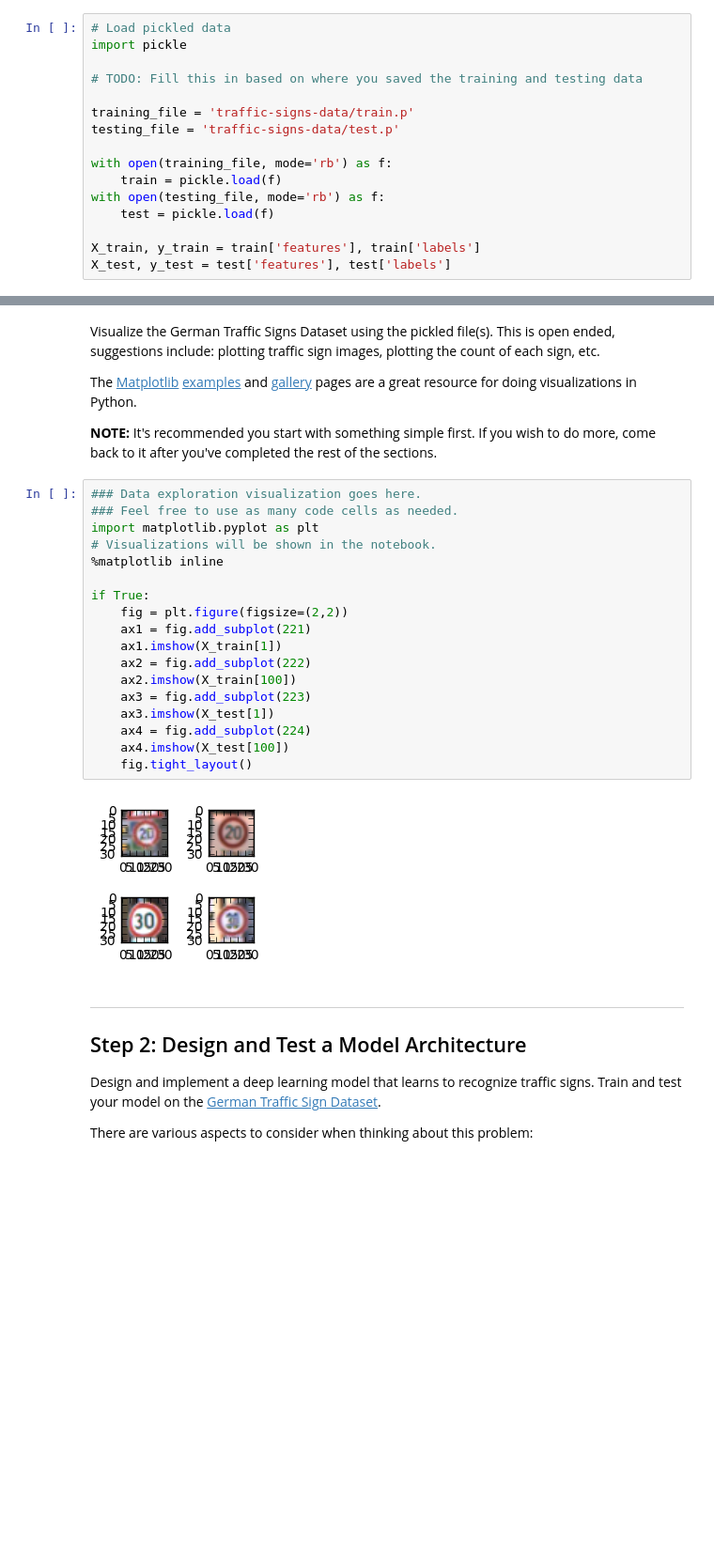
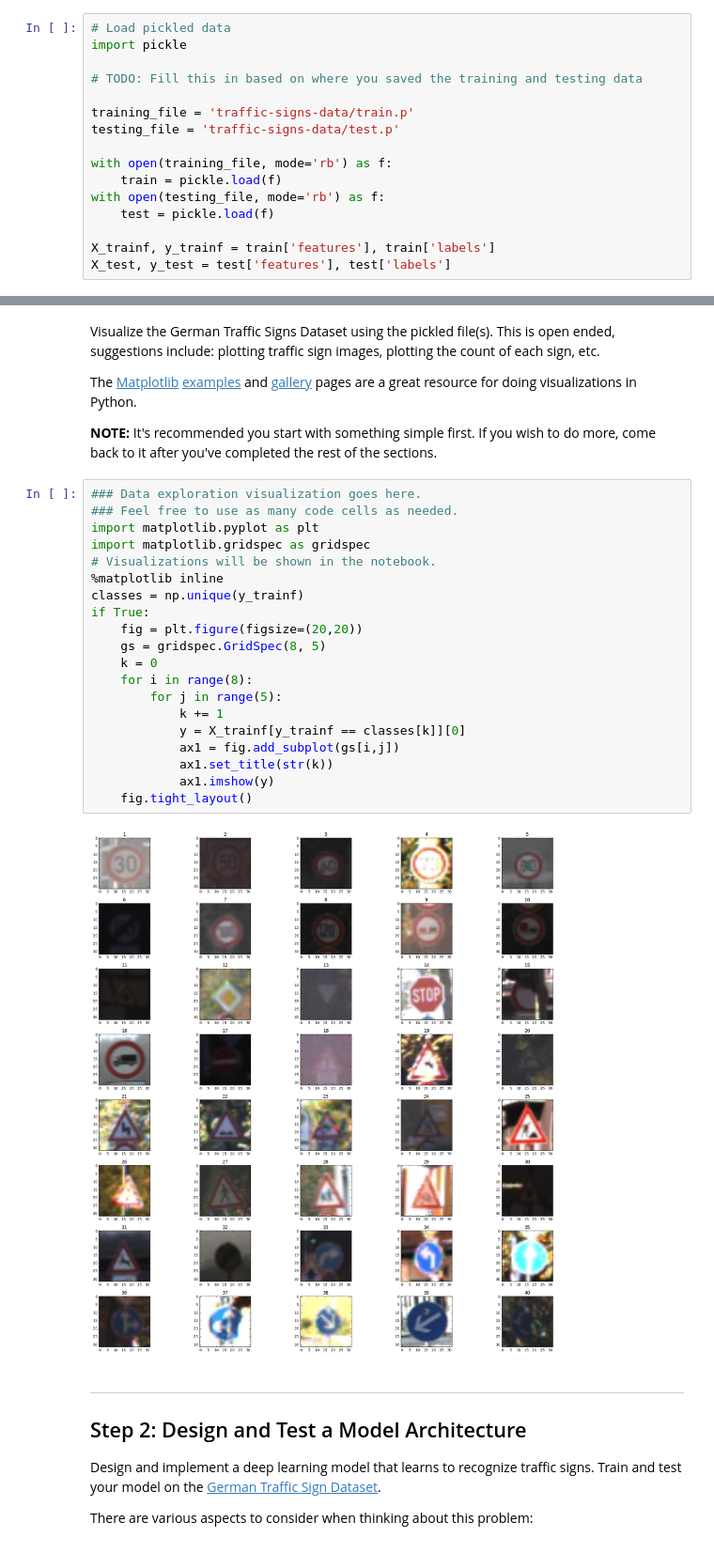
Before and after one commit to govindap/CarND-Traffic-Sign-Classifier-Project, a Jupyter notebook: Traffic_Sign_Classifier.ipynb, the cells around one changed output, grey strips where cells are left out. Shown at 94% size. Drawn from its saved outputs; the diff is of its cells as text; blank space fills up the shorter version.

```diff
--- a/Traffic_Sign_Classifier.ipynb
+++ b/Traffic_Sign_Classifier.ipynb
@@ -27,7 +27,7 @@ with open(training_file, mode='rb') as f:
 with open(testing_file, mode='rb') as f:
     test = pickle.load(f)
 
-X_train, y_train = train['features'], train['labels']
+X_trainf, y_trainf = train['features'], train['labels']
 X_test, y_test = test['features'], test['labels']
 # %% [markdown]
 ---
@@ -79,23 +85,25 @@ The [Matplotlib](http://matplotlib.org/) [examples](http://matplotlib.org/exampl
 # %%
 ### Data exploration visualization goes here.
 ### Feel free to use as many code cells as needed.
 import matplotlib.pyplot as plt
+import matplotlib.gridspec as gridspec
 # Visualizations will be shown in the notebook.
 %matplotlib inline
-
+classes = np.unique(y_trainf)
 if True:
-    fig = plt.figure(figsize=(2,2))
-    ax1 = fig.add_subplot(221)
-    ax1.imshow(X_train[1])
-    ax2 = fig.add_subplot(222)
-    ax2.imshow(X_train[100])
-    ax3 = fig.add_subplot(223)
-    ax3.imshow(X_test[1])
-    ax4 = fig.add_subplot(224)
-    ax4.imshow(X_test[100])
+    fig = plt.figure(figsize=(20,20))
+    gs = gridspec.GridSpec(8, 5)
+    k = 0
+    for i in range(8):
+        for j in range(5):
+            k += 1
+            y = X_trainf[y_trainf == classes[k]][0]
+            ax1 = fig.add_subplot(gs[i,j])
+            ax1.set_title(str(k))
+            ax1.imshow(y)
     fig.tight_layout()
 # %% [output]
-[figure, old version]
+[figure, new version]
 # %% [markdown]
 ----
 
```
Also changed, not shown: parts of 22 cells of this notebook.
